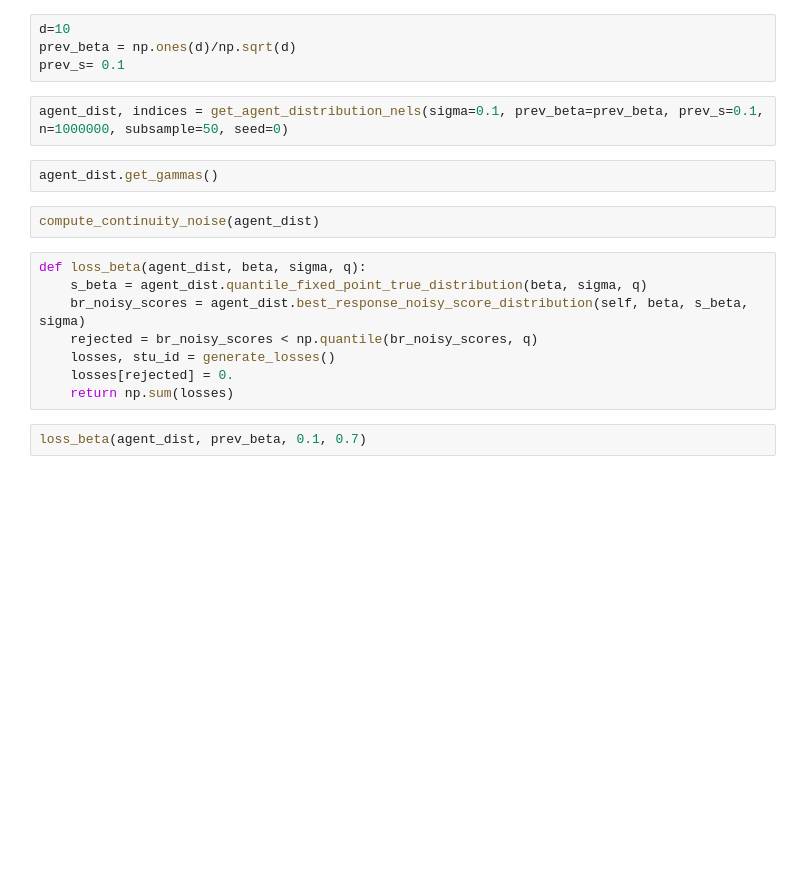
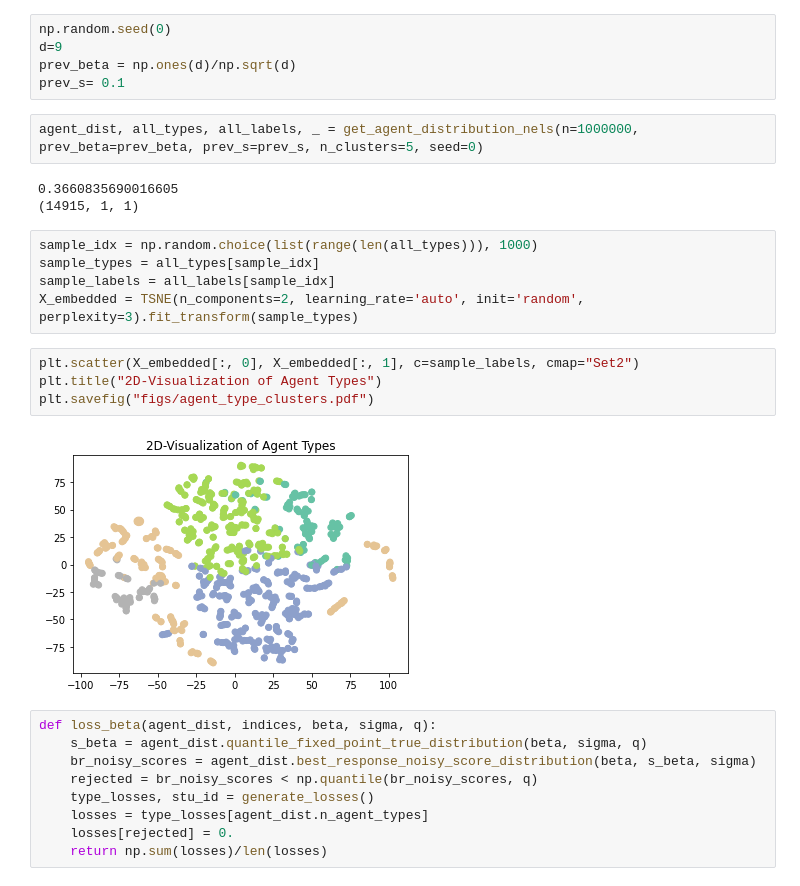
Before and after one commit to roshni714/policy-learning-competing-agents, a Jupyter notebook: preliminary-nels.ipynb, the cells around one changed output. Drawn from its saved outputs; the diff is of its cells as text; blank space fills up the shorter version.

```diff
--- a/preliminary-nels.ipynb
+++ b/preliminary-nels.ipynb
@@ -8,20 +10,30 @@ from utils import compute_continuity_noise
 # %%
-d=10
+np.random.seed(0)
+d=9
 prev_beta = np.ones(d)/np.sqrt(d)
 prev_s= 0.1
-# %%
-agent_dist, indices = get_agent_distribution_nels(sigma=0.1, prev_beta=prev_beta, prev_s=0.1, n=1000000, subsample=50, seed=0)
-# %%
-agent_dist.get_gammas()
-# %%
-compute_continuity_noise(agent_dist)
+# %%
+agent_dist, all_types, all_labels, _ = get_agent_distribution_nels(n=1000000, prev_beta=prev_beta, prev_s=prev_s, n_clusters=5, seed=0)
+# %% [output]
+0.3660835690016605
+(14915, 1, 1)
+# %%
+sample_idx = np.random.choice(list(range(len(all_types))), 1000)
+sample_types = all_types[sample_idx]
+sample_labels = all_labels[sample_idx]
+X_embedded = TSNE(n_components=2, learning_rate='auto', init='random', perplexity=3).fit_transform(sample_types)
+# %%
+plt.scatter(X_embedded[:, 0], X_embedded[:, 1], c=sample_labels, cmap="Set2")
+plt.title("2D-Visualization of Agent Types")
+plt.savefig("figs/agent_type_clusters.pdf")
+# %% [output]
+[figure, added]
 # %%
-def loss_beta(agent_dist, beta, sigma, q):
+def loss_beta(agent_dist, indices, beta, sigma, q):
     s_beta = agent_dist.quantile_fixed_point_true_distribution(beta, sigma, q)
-    br_noisy_scores = agent_dist.best_response_noisy_score_distribution(self, beta, s_beta, sigma)
+    br_noisy_scores = agent_dist.best_response_noisy_score_distribution(beta, s_beta, sigma)
     rejected = br_noisy_scores < np.quantile(br_noisy_scores, q)
-    losses, stu_id = generate_losses()
+    type_losses, stu_id = generate_losses()
+    losses = type_losses[agent_dist.n_agent_types]
     losses[rejected] = 0.
-    return np.sum(losses)
+    return np.sum(losses)/len(losses)
-# %%
-loss_beta(agent_dist, prev_beta, 0.1, 0.7)
```
Also changed, not shown: parts of 3 cells of this notebook, 4 other files.
